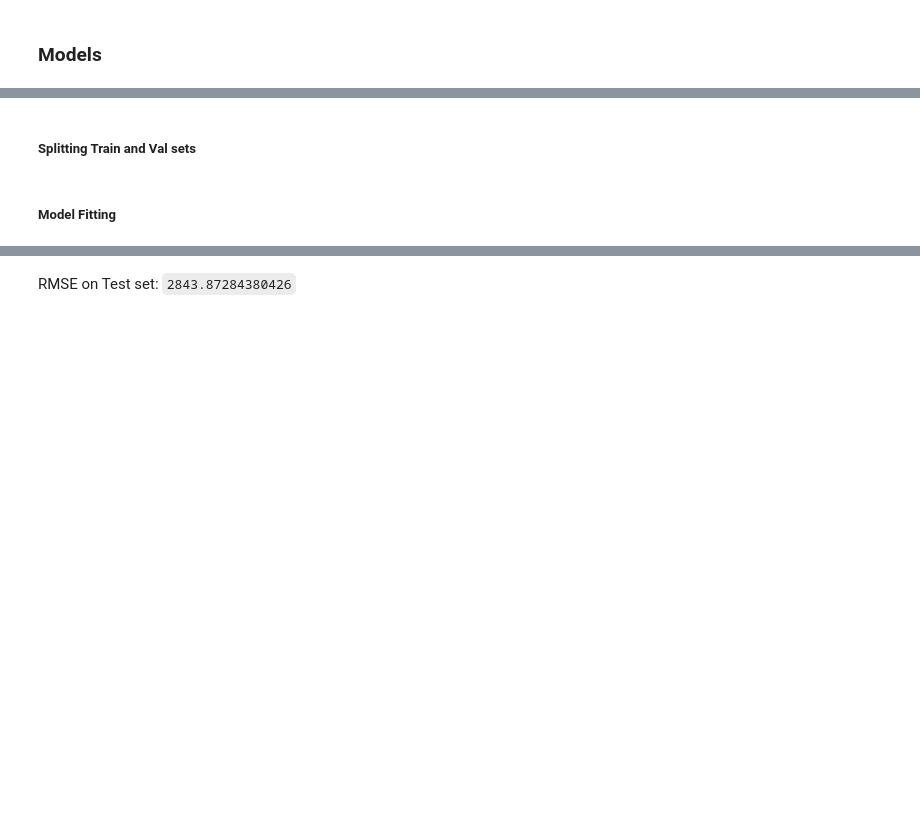
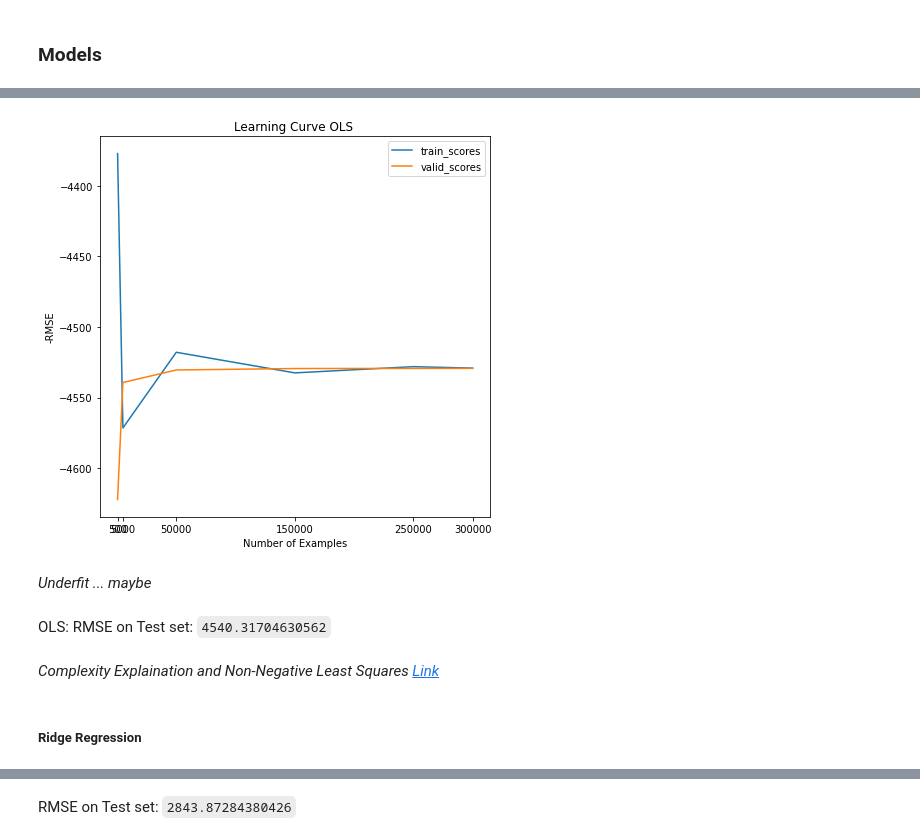
Before and after one commit to QuangDuc-HUST/ML.DSAI.20212.07.BlackFridayDayPrediction, a Jupyter notebook: src/ML_BlackFriday_Notebook_QD.ipynb, the cells around one changed output, grey strips where cells are left out. Saved outputs shown, nothing was run; the diff lists cells and outputs as text; code cells hidden in the pictures; blank space fills up the shorter version.

Commit message:
Update Models + Model Evaluation

```diff
--- a/src/ML_BlackFriday_Notebook_QD.ipynb
+++ b/src/ML_BlackFriday_Notebook_QD.ipynb
@@ -635,2 +756,0 @@ lrModel = LinearRegression()
-# %%
-lrModel.fit(X_train, y_train)
@@ -640,0 +757,4 @@ LinearRegression()
+# %%
+timer.start()
+olsModel.fit(X_train, y_train)
+timer.tick("Your training time")
@@ -669,11 +786,15 @@ from sklearn.model_selection import KFold
-# %% [markdown]
-##### Splitting Train and Val sets
-# %%
-kf = KFold(n_splits = 5, random_state = 7777, shuffle = True)
-for train_index, val_index in kf.split(X,y):
-  X_train, X_val = X.iloc[train_index], X.iloc[val_index]
-  y_train, y_val = y.iloc[train_index], y.iloc[val_index]
-
-## Loop then we just take the last fold
-# %% [markdown]
-##### Model Fitting
+# %%
+## Learning Curve
+train_sizes, train_scores, valid_scores = learning_curve(olsModel, X_train, y_train, train_sizes=[500, 5000, 50000, 150000, 250000, 300000], scoring = RMSE_score)
+# %%
+plot_learning_curve(train_sizes, train_scores, valid_scores, title= "Learning Curve OLS ")
+# %% [output]
+[figure, added]
+# %% [markdown]
+*Underfit ... maybe*
+# %% [markdown]
+OLS: RMSE on Test set:  `4540.31704630562`
+# %% [markdown]
+*Complexity Explaination and Non-Negative Least Squares  [Link](https://scikit-learn.org/stable/modules/linear_model.html#ordinary-least-squares)*
+# %% [markdown]
+##### Ridge Regression
```
Also changed, not shown: parts of 149 cells of this notebook.
